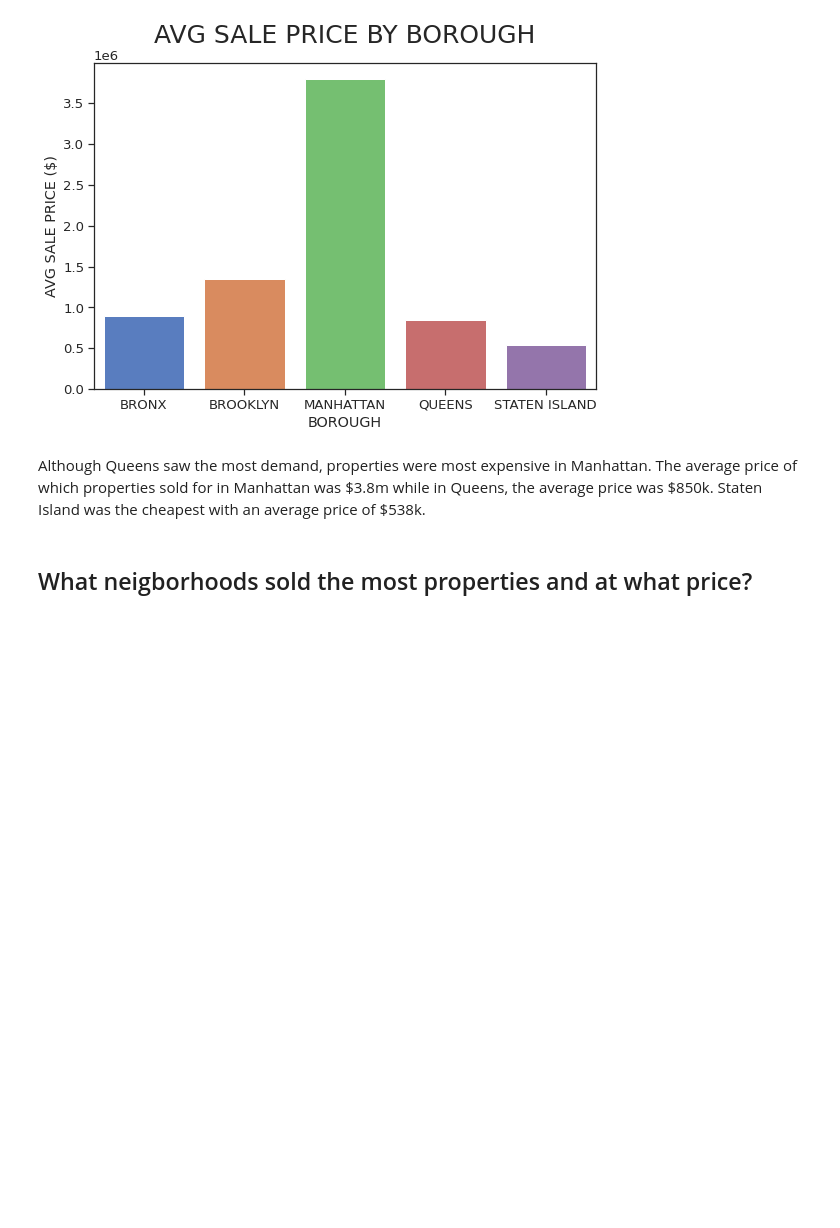
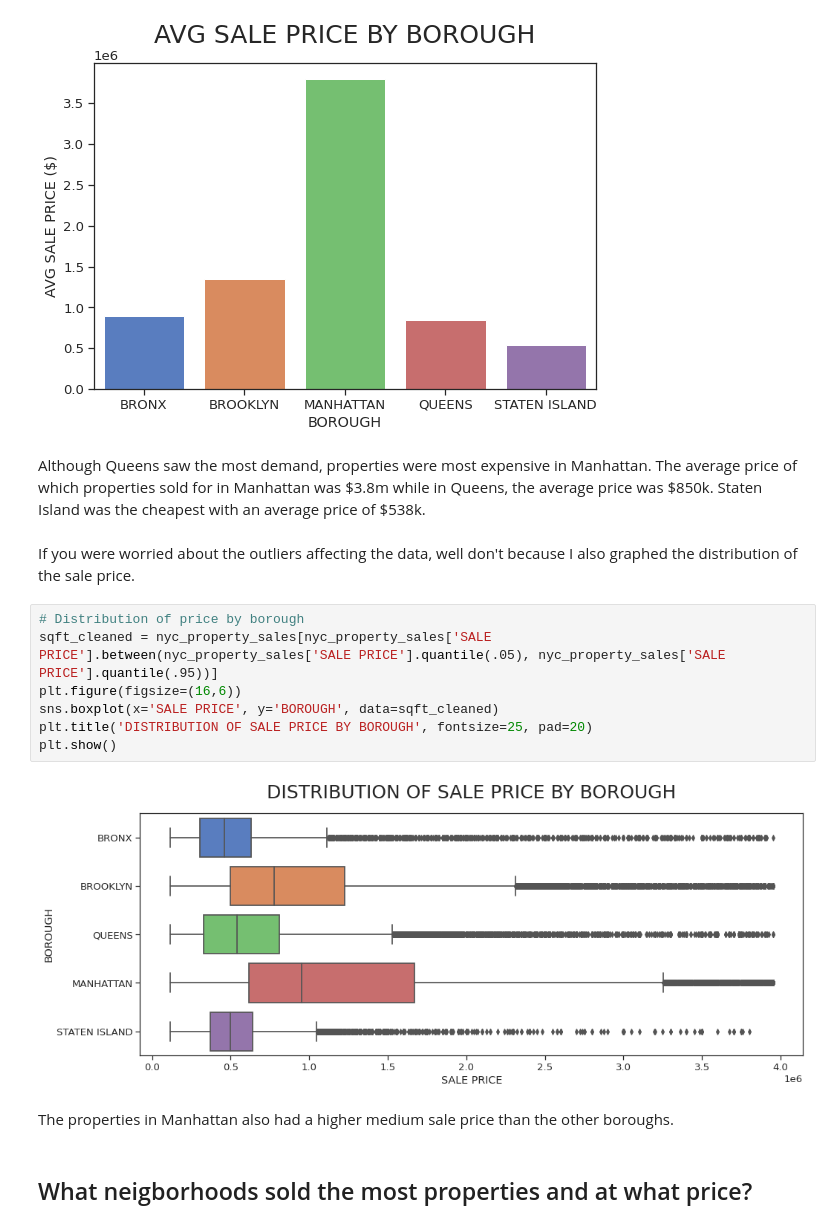
Before and after one commit to qlin1996/NYC_Property_Sales, a Jupyter notebook: NYC_Property_Sales.ipynb, the cells around one changed output. Cells and saved outputs as stored; diff of their text form; blank space fills up the shorter version.

```diff
--- a/NYC_Property_Sales.ipynb
+++ b/NYC_Property_Sales.ipynb
@@ -310,6 +310,19 @@ plt.show()
 [figure]
 # %% [markdown]
 Although Queens saw the most demand, properties were most expensive in Manhattan. The average price of which properties sold for in Manhattan was \$3.8m while in Queens, the average price was \$850k. Staten Island was the cheapest with an average price of \$538k.
+# %% [markdown]
+If you were worried about the outliers affecting the data, well don't because I also graphed the distribution of the sale price.
+# %%
+# Distribution of price by borough
+sqft_cleaned = nyc_property_sales[nyc_property_sales['SALE PRICE'].between(nyc_property_sales['SALE PRICE'].quantile(.05), nyc_property_sales['SALE PRICE'].quantile(.95))]
+plt.figure(figsize=(16,6))
+sns.boxplot(x='SALE PRICE', y='BOROUGH', data=sqft_cleaned)
+plt.title('DISTRIBUTION OF SALE PRICE BY BOROUGH', fontsize=25, pad=20)
+plt.show()
+# %% [output]
+[figure, added]
+# %% [markdown]
+The properties in Manhattan also had a higher medium sale price than the other boroughs.
 # %% [markdown]
 ## What neigborhoods sold the most properties and at what price?
 # %% [markdown]
```
Also changed, not shown: parts of 4 cells of this notebook.
